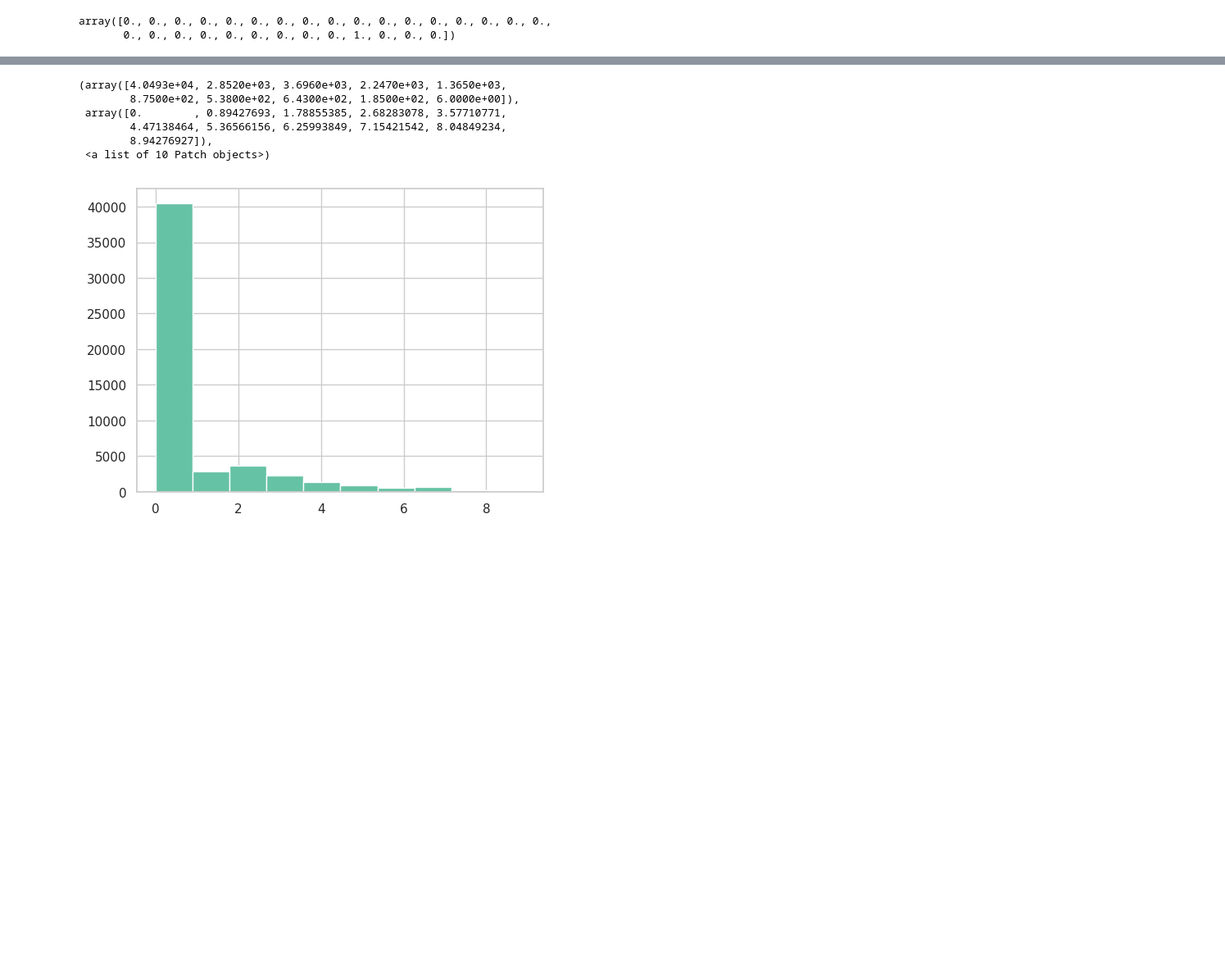
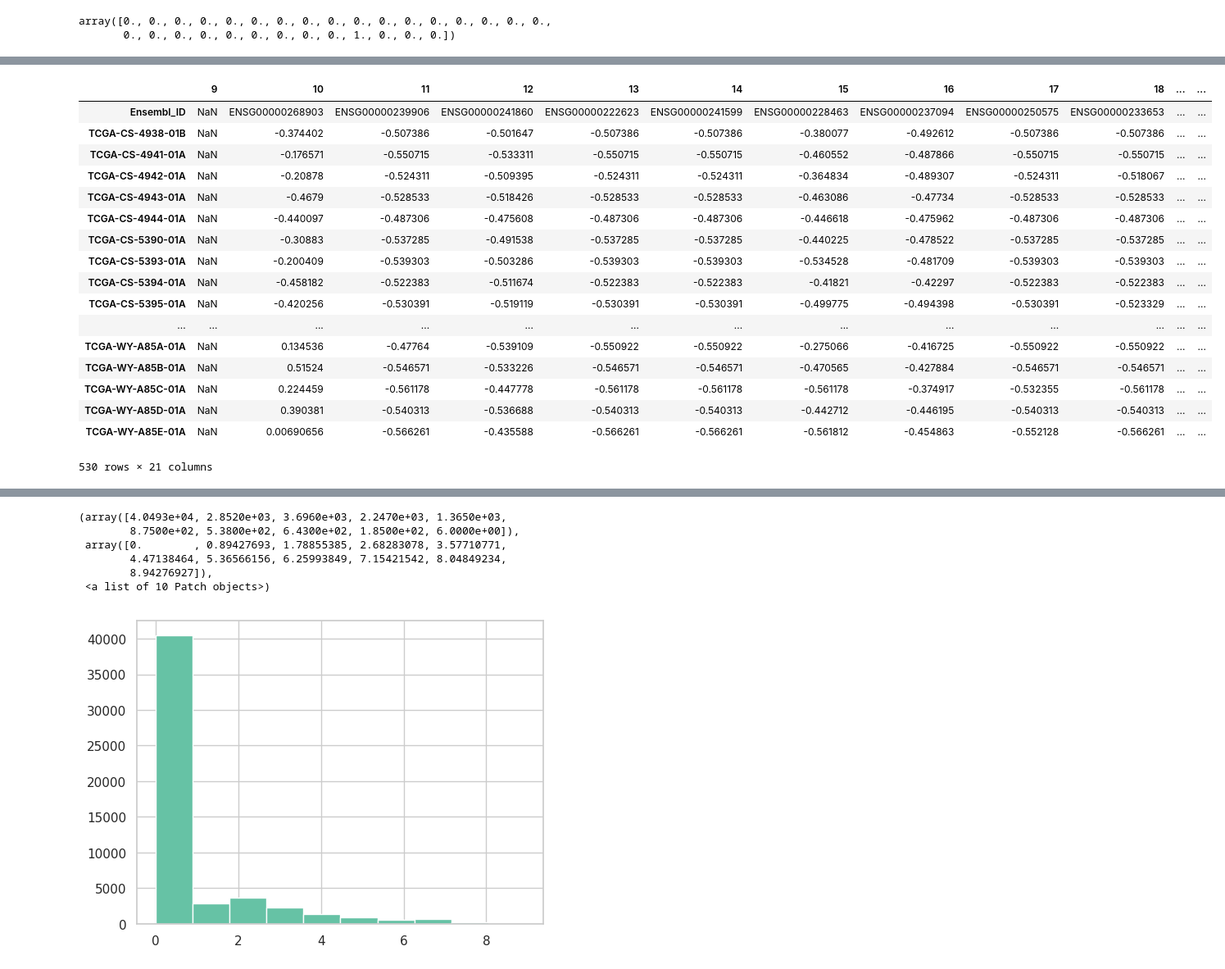
Before and after one commit to KyokoM/tsunodalab, a Jupyter notebook: patient_model_apply.ipynb, the cells around one changed output, grey strips where cells are left out. Shown at 82% size. Saved outputs shown, nothing was run; the diff lists cells and outputs as text; code cells hidden in the pictures; blank space fills up the shorter version.

```diff
--- a/patient_model_apply.ipynb
+++ b/patient_model_apply.ipynb
@@ -196,0 +236,21 @@ merged_tsv3=merge_tsv2.fillna(merge_tsv2.iloc[tsv.shape[1]+2:,:].mean())
+# %%
+merge_tsv2.iloc[ft2.shape[1]:,9:30]
+# %% [output]
+|  | 9 | 10 | 11 | 12 | 13 | 14 | 15 | 16 | 17 | 18 | ... | ... |
+| Ensembl_ID | NaN | ENSG00000268903 | ENSG00000239906 | ENSG00000241860 | ENSG00000222623 | ENSG00000241599 | ENSG00000228463 | ENSG00000237094 | ENSG00000250575 | ENSG00000233653 | ... | ... |
+| TCGA-CS-4938-01B | NaN | -0.374402 | -0.507386 | -0.501647 | -0.507386 | -0.507386 | -0.380077 | -0.492612 | -0.507386 | -0.507386 | ... | ... |
+| TCGA-CS-4941-01A | NaN | -0.176571 | -0.550715 | -0.533311 | -0.550715 | -0.550715 | -0.460552 | -0.487866 | -0.550715 | -0.550715 | ... | ... |
+| TCGA-CS-4942-01A | NaN | -0.20878 | -0.524311 | -0.509395 | -0.524311 | -0.524311 | -0.364834 | -0.489307 | -0.524311 | -0.518067 | ... | ... |
+| TCGA-CS-4943-01A | NaN | -0.4679 | -0.528533 | -0.518426 | -0.528533 | -0.528533 | -0.463086 | -0.47734 | -0.528533 | -0.528533 | ... | ... |
+| TCGA-CS-4944-01A | NaN | -0.440097 | -0.487306 | -0.475608 | -0.487306 | -0.487306 | -0.446618 | -0.475962 | -0.487306 | -0.487306 | ... | ... |
+| TCGA-CS-5390-01A | NaN | -0.30883 | -0.537285 | -0.491538 | -0.537285 | -0.537285 | -0.440225 | -0.478522 | -0.537285 | -0.537285 | ... | ... |
+| TCGA-CS-5393-01A | NaN | -0.200409 | -0.539303 | -0.503286 | -0.539303 | -0.539303 | -0.534528 | -0.481709 | -0.539303 | -0.539303 | ... | ... |
+| TCGA-CS-5394-01A | NaN | -0.458182 | -0.522383 | -0.511674 | -0.522383 | -0.522383 | -0.41821 | -0.42297 | -0.522383 | -0.522383 | ... | ... |
+| TCGA-CS-5395-01A | NaN | -0.420256 | -0.530391 | -0.519119 | -0.530391 | -0.530391 | -0.499775 | -0.494398 | -0.530391 | -0.523329 | ... | ... |
+| ... | ... | ... | ... | ... | ... | ... | ... | ... | ... | ... | ... | ... |
+| TCGA-WY-A85A-01A | NaN | 0.134536 | -0.47764 | -0.539109 | -0.550922 | -0.550922 | -0.275066 | -0.416725 | -0.550922 | -0.550922 | ... | ... |
+| TCGA-WY-A85B-01A | NaN | 0.51524 | -0.546571 | -0.533226 | -0.546571 | -0.546571 | -0.470565 | -0.427884 | -0.546571 | -0.546571 | ... | ... |
+| TCGA-WY-A85C-01A | NaN | 0.224459 | -0.561178 | -0.447778 | -0.561178 | -0.561178 | -0.561178 | -0.374917 | -0.532355 | -0.561178 | ... | ... |
+| TCGA-WY-A85D-01A | NaN | 0.390381 | -0.540313 | -0.536688 | -0.540313 | -0.540313 | -0.442712 | -0.446195 | -0.540313 | -0.540313 | ... | ... |
+| TCGA-WY-A85E-01A | NaN | 0.00690656 | -0.566261 | -0.435588 | -0.566261 | -0.566261 | -0.561812 | -0.454863 | -0.552128 | -0.566261 | ... | ... |
+530 rows × 21 columns
```
Also changed, not shown: parts of 42 cells of this notebook.
